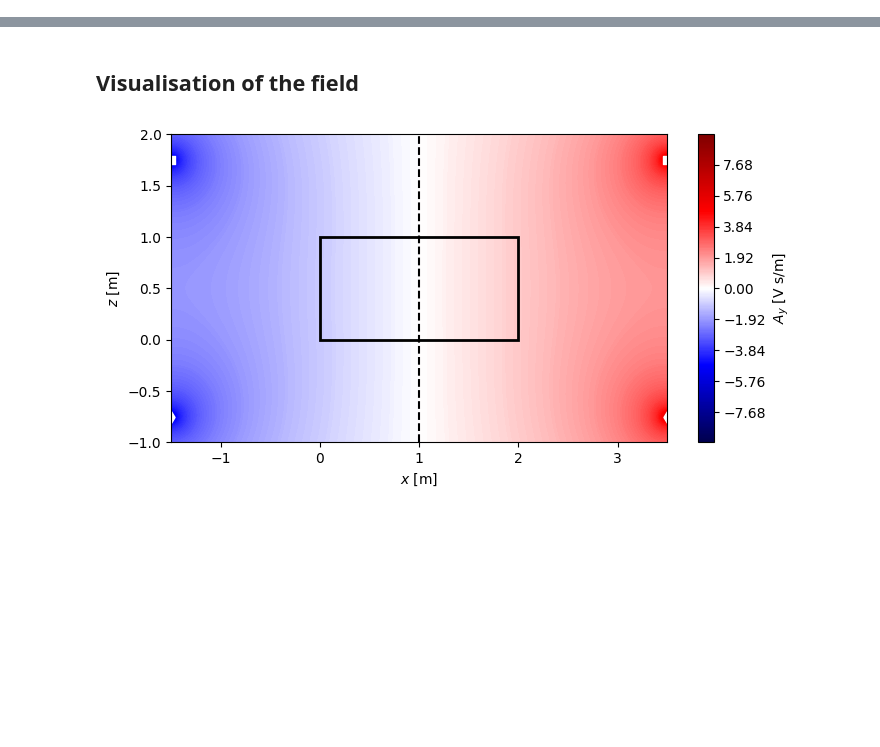
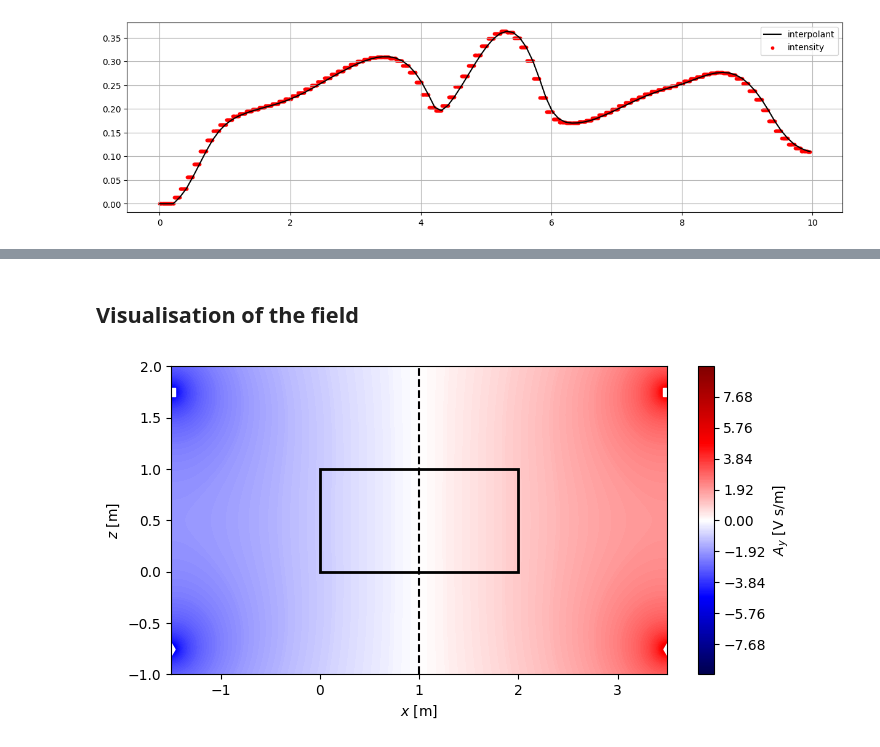
Before and after one commit to PotSergione/MHDKelvinHelmoltzControl, a Jupyter notebook: visualisation.ipynb, the cells around one changed output, grey strips where cells are left out. Saved outputs shown, nothing was run; the diff lists cells and outputs as text; code cells hidden in the pictures; blank space fills up the shorter version.

```diff
--- a/visualisation.ipynb
+++ b/visualisation.ipynb
@@ -31,2 +32,20 @@ data_phi = np.swapaxes(df.phi.values.squeeze(axis=2), 1, 2)
+# %%
+m = df.m.values.squeeze()
+q = df.q.values.squeeze()
+intensity = df.intensity.values.squeeze()
+
+cont = df.control.values.squeeze()
+
+t = np.linspace(0, 0.01*df.t.current_time_index,len(m))
+N =-2
+plt.figure(figsize=(15, 4))
+plt.plot(t[:N], cont[:N],c='k',label='interpolant')
+plt.grid()
+plt.scatter(t[:N], intensity[:N], s=10, c='r', label='intensity')
+#plt.scatter(t[:N], m[:N], s=10, c='b', label='m')
+plt.legend()
+plt.show()
+# %% [output]
+[figure, added]
 # %%
 T=int(np.random.uniform(0, data_J.shape[0]-1))
```
Also changed, not shown: parts of 5 cells of this notebook, 4 other files.
